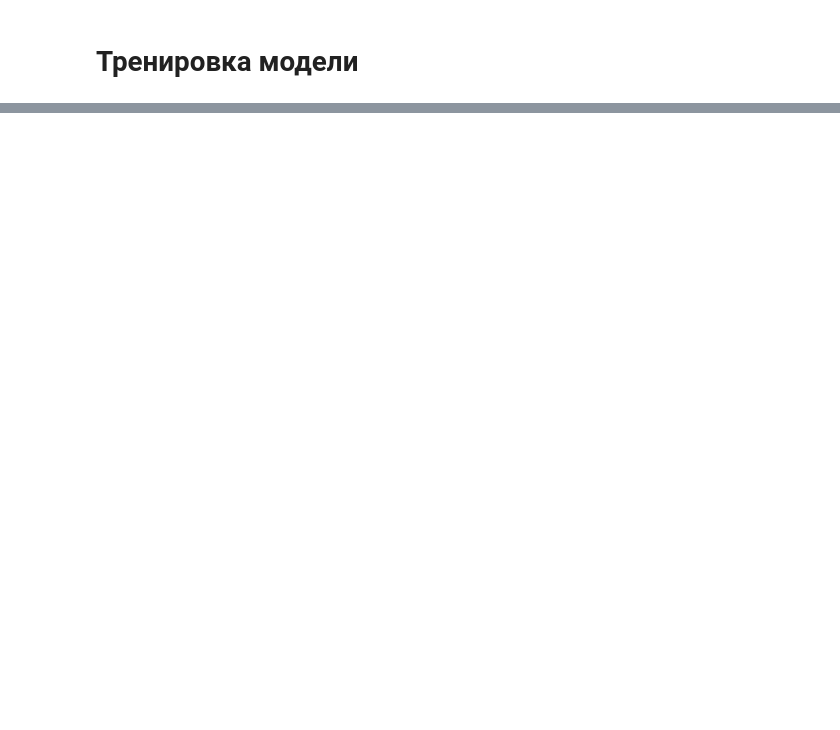
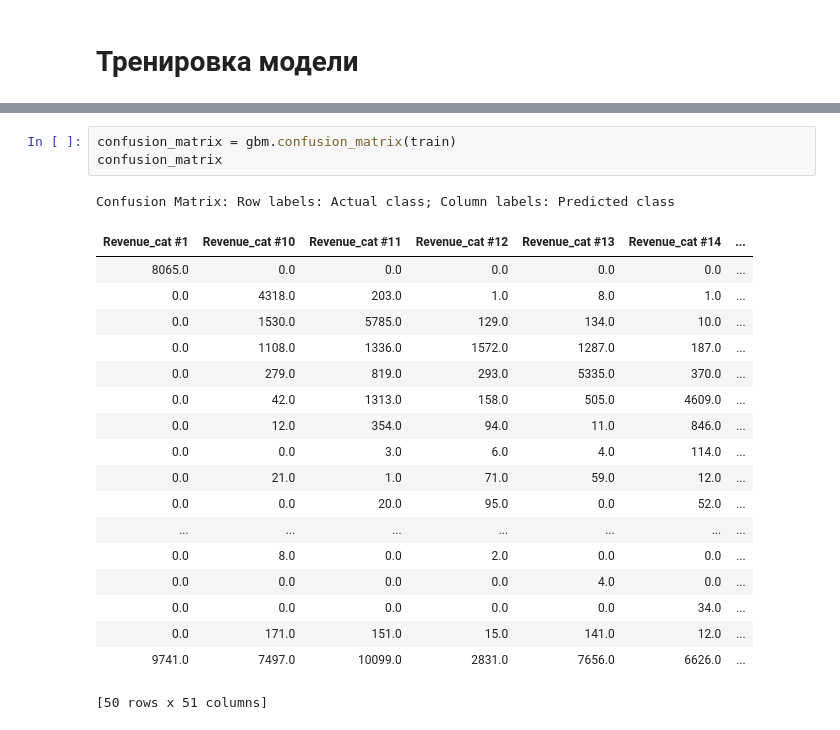
Before and after one commit to DanilVelikiy/Diplom_FinUniver_BigData, a Jupyter notebook: h2o_regressionV85.ipynb, the cells around one changed output, grey strips where cells are left out. Drawn from its saved outputs; the diff is of its cells as text; blank space fills up the shorter version.

```diff
--- a/h2o_regressionV85.ipynb
+++ b/h2o_regressionV85.ipynb
@@ -186,0 +148,23 @@ for model_id in model_ids:
+# %%
+confusion_matrix = gbm.confusion_matrix(train)
+confusion_matrix
+# %% [output]
+Confusion Matrix: Row labels: Actual class; Column labels: Predicted class
+| Revenue_cat #1 | Revenue_cat #10 | Revenue_cat #11 | Revenue_cat #12 | Revenue_cat #13 | Revenue_cat #14 | ... |
+| 8065.0 | 0.0 | 0.0 | 0.0 | 0.0 | 0.0 | ... |
+| 0.0 | 4318.0 | 203.0 | 1.0 | 8.0 | 1.0 | ... |
+| 0.0 | 1530.0 | 5785.0 | 129.0 | 134.0 | 10.0 | ... |
+| 0.0 | 1108.0 | 1336.0 | 1572.0 | 1287.0 | 187.0 | ... |
+| 0.0 | 279.0 | 819.0 | 293.0 | 5335.0 | 370.0 | ... |
+| 0.0 | 42.0 | 1313.0 | 158.0 | 505.0 | 4609.0 | ... |
+| 0.0 | 12.0 | 354.0 | 94.0 | 11.0 | 846.0 | ... |
+| 0.0 | 0.0 | 3.0 | 6.0 | 4.0 | 114.0 | ... |
+| 0.0 | 21.0 | 1.0 | 71.0 | 59.0 | 12.0 | ... |
+| 0.0 | 0.0 | 20.0 | 95.0 | 0.0 | 52.0 | ... |
+| ... | ... | ... | ... | ... | ... | ... |
+| 0.0 | 8.0 | 0.0 | 2.0 | 0.0 | 0.0 | ... |
+| 0.0 | 0.0 | 0.0 | 0.0 | 4.0 | 0.0 | ... |
+| 0.0 | 0.0 | 0.0 | 0.0 | 0.0 | 34.0 | ... |
+| 0.0 | 171.0 | 151.0 | 15.0 | 141.0 | 12.0 | ... |
+| 9741.0 | 7497.0 | 10099.0 | 2831.0 | 7656.0 | 6626.0 | ... |
+[50 rows x 51 columns]
```
Also changed, not shown: parts of 32 cells of this notebook.
